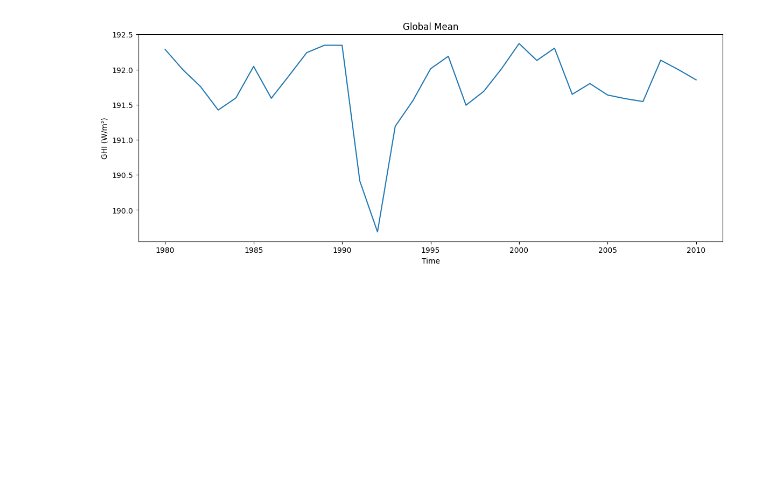
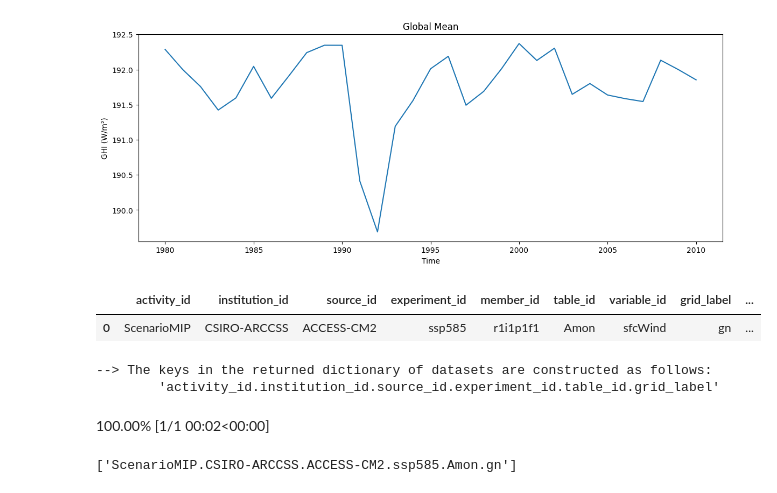
Before and after one commit to abhnil/Sydney_Energy_Workshop, a Jupyter notebook: notebooks/getcmip6data.ipynb, the cells around one changed output. Saved outputs shown, nothing was run; the diff lists cells and outputs as text; code cells hidden in the pictures; blank space fills up the shorter version.

```diff
--- a/notebooks/getcmip6data.ipynb
+++ b/notebooks/getcmip6data.ipynb
@@ -500,0 +505,21 @@ plt.show()
+# %%
+w_cat = col.search(
+    table_id='Amon',
+    institution_id="CSIRO-ARCCSS",
+    experiment_id=['ssp585'],
+    source_id='ACCESS-CM2',
+    variable_id='sfcWind',
+    member_id='r1i1p1f1',
+    grid_label='gn')
+w_cat.df
+# %% [output]
+|  | activity_id | institution_id | source_id | experiment_id | member_id | table_id | variable_id | grid_label | ... |
+| 0 | ScenarioMIP | CSIRO-ARCCSS | ACCESS-CM2 | ssp585 | r1i1p1f1 | Amon | sfcWind | gn | ... |
+# %%
+dset_dict_w = w_cat.to_dataset_dict(zarr_kwargs={'consolidated': True})
+list(dset_dict_w.keys())
+# %% [output]
+--> The keys in the returned dictionary of datasets are constructed as follows:
+        'activity_id.institution_id.source_id.experiment_id.table_id.grid_label'
+100.00% [1/1 00:02<00:00]
+['ScenarioMIP.CSIRO-ARCCSS.ACCESS-CM2.ssp585.Amon.gn']
```
Also changed, not shown: parts of 6 cells of this notebook.
